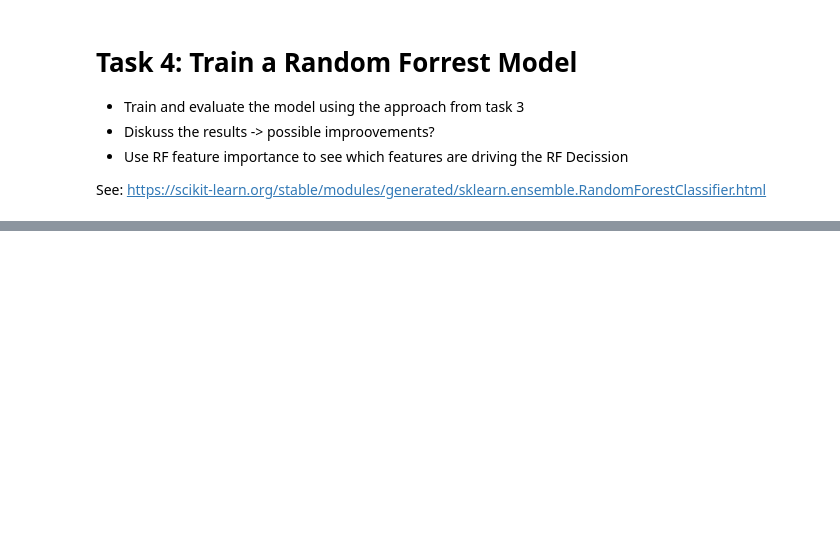
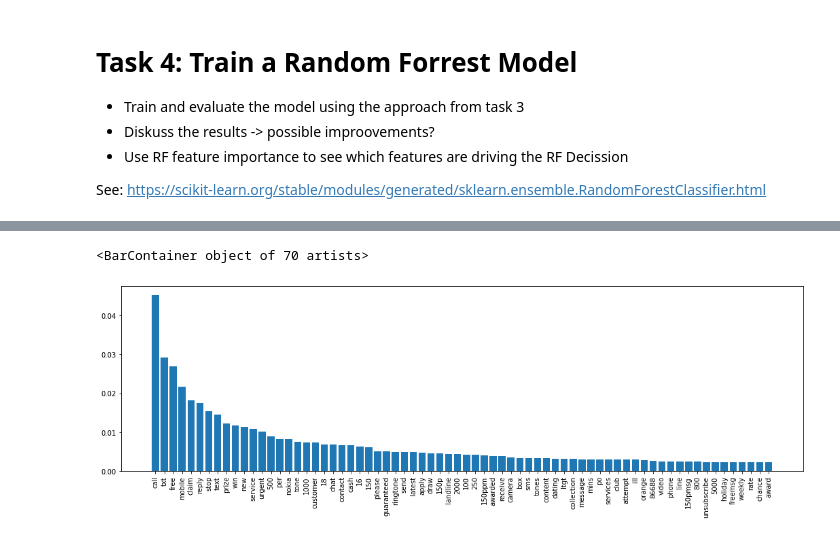
Before and after one commit to vbarn3/DataMining2020, a Jupyter notebook: week6/Assignment_spam_classification.ipynb, the cells around one changed output, grey strips where cells are left out. Cells and saved outputs as stored; diff of their text form; code cells hidden in the pictures; blank space fills up the shorter version.

```diff
--- a/week6/Assignment_spam_classification.ipynb
+++ b/week6/Assignment_spam_classification.ipynb
@@ -58,0 +362,6 @@ See: https://scikit-learn.org/stable/modules/generated/sklearn.ensemble.RandomFo
+# %%
+feat_names = np.array(vectorizer.get_feature_names())
+feat_importances = clf.feature_importances_
+
+feat_importance_data = pd.DataFrame(list(zip(feat_names, feat_importances)), columns = ["Name", "Importance"])
+feat_importance_data.head()
@@ -58,0 +375,12 @@ See: https://scikit-learn.org/stable/modules/generated/sklearn.ensemble.RandomFo
+# %%
+feat_importance_data.sort_values(by="Importance", ascending=False, inplace=True)
+n=70
+n_feat_names      = feat_importance_data.iloc[0:n]['Name'].values
+n_feat_importances = feat_importance_data.iloc[0:n]['Importance'].values
+
+fig, axs = plt.subplots(1, figsize=(18,5))
+plt.xticks(rotation=90)
+plt.bar(n_feat_names, n_feat_importances)
+# %% [output]
+<BarContainer object of 70 artists>
+[figure, added]
```
Also changed, not shown: parts of 43 cells of this notebook, 3 other files.
